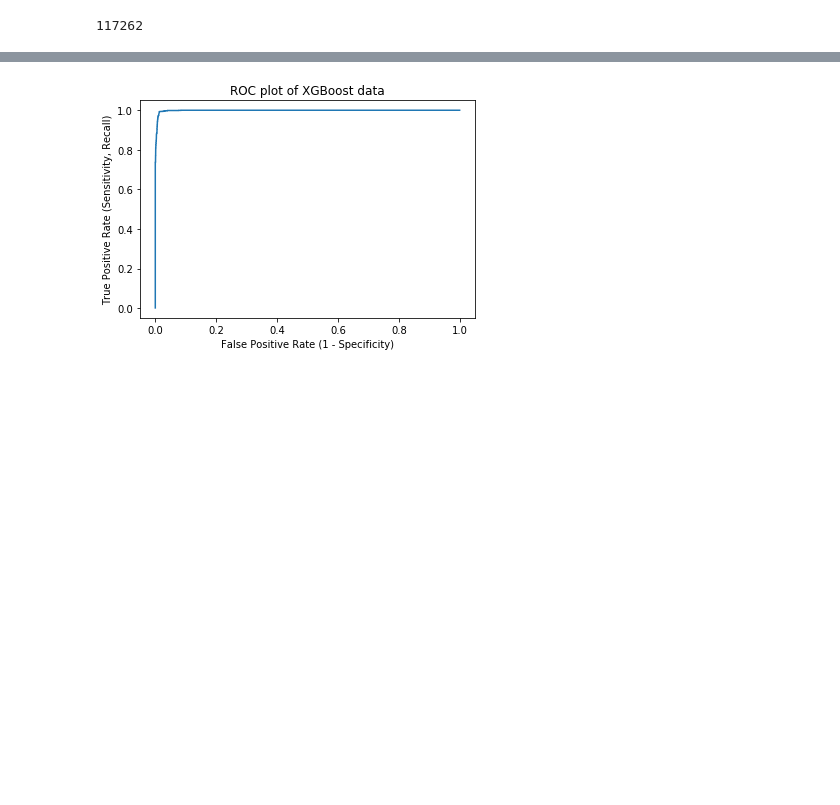
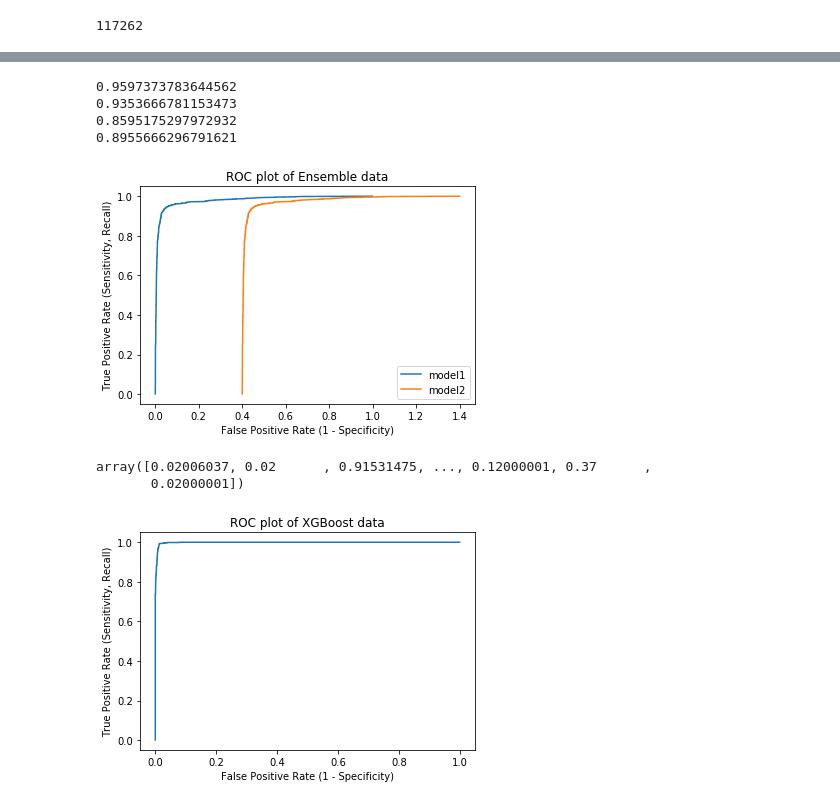
Before and after one commit to julia-git/capstone_airbnb, a Jupyter notebook: Ensemble Model Test.ipynb, the cells around one changed output, grey strips where cells are left out. Cells and saved outputs as stored; diff of their text form; code cells hidden in the pictures; blank space fills up the shorter version.

```diff
--- a/Ensemble Model Test.ipynb
+++ b/Ensemble Model Test.ipynb
@@ -200,0 +295,14 @@ while end_month <13:
+# %%
+accuracy_2017 = np.mean(scores_ensemble[0])
+recall_2017 = np.mean(scores_ensemble[1])
+precision_2017 = np.mean(scores_ensemble[2])
+f1_score_2017 = np.mean(scores_ensemble[3])
+print(accuracy_2017)
+print(recall_2017)
+print(precision_2017)
+print(f1_score_2017)
+# %% [output]
+0.9597373783644562
+0.9353666781153473
+0.8595175297972932
+0.8955666296791621
@@ -201 +314,26 @@ while end_month <13:
+# %%
+probabilities1 = np.array(df_final_combo['average'])
+labels1 = np.array(df_final_combo['y'])
+tprs1, fprs1, thresholds1 = plot_roc_curve(probabilities1, labels1)
+plt.plot(fprs1, tprs1, label = "model1")
+
+
+probabilities2 = np.array(df_final_combo['average'])
+labels2 = np.array(df_final_combo['y'])
+tprs2, fprs2, thresholds2 = plot_roc_curve(probabilities2, labels2)
+plt.plot(np.array(fprs2)+0.4, tprs2, label = "model2")
+
+
+plt.xlabel("False Positive Rate (1 - Specificity)")
+plt.ylabel("True Positive Rate (Sensitivity, Recall)")
+plt.title("ROC plot of Ensemble data")
+plt.legend()
+plt.show()
+# %% [output]
+[figure, added]
+# %%
+np.array(df_final_combo['average'])+.02
+# %% [output]
+array([0.02006037, 0.02      , 0.91531475, ..., 0.12000001, 0.37      ,
+       0.02000001])
 # %%
```
Also changed, not shown: parts of 9 cells of this notebook, 2 other files.
